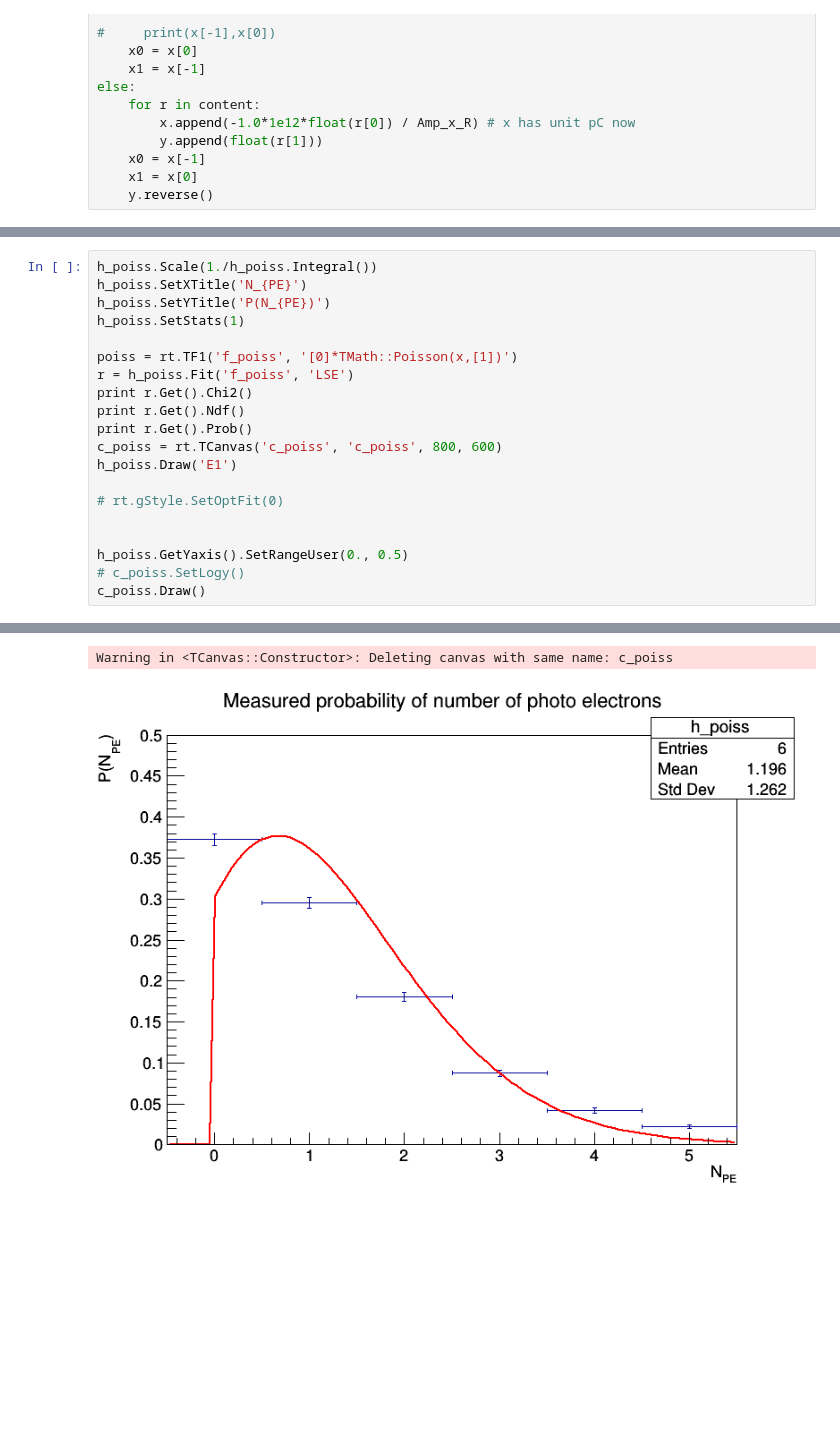
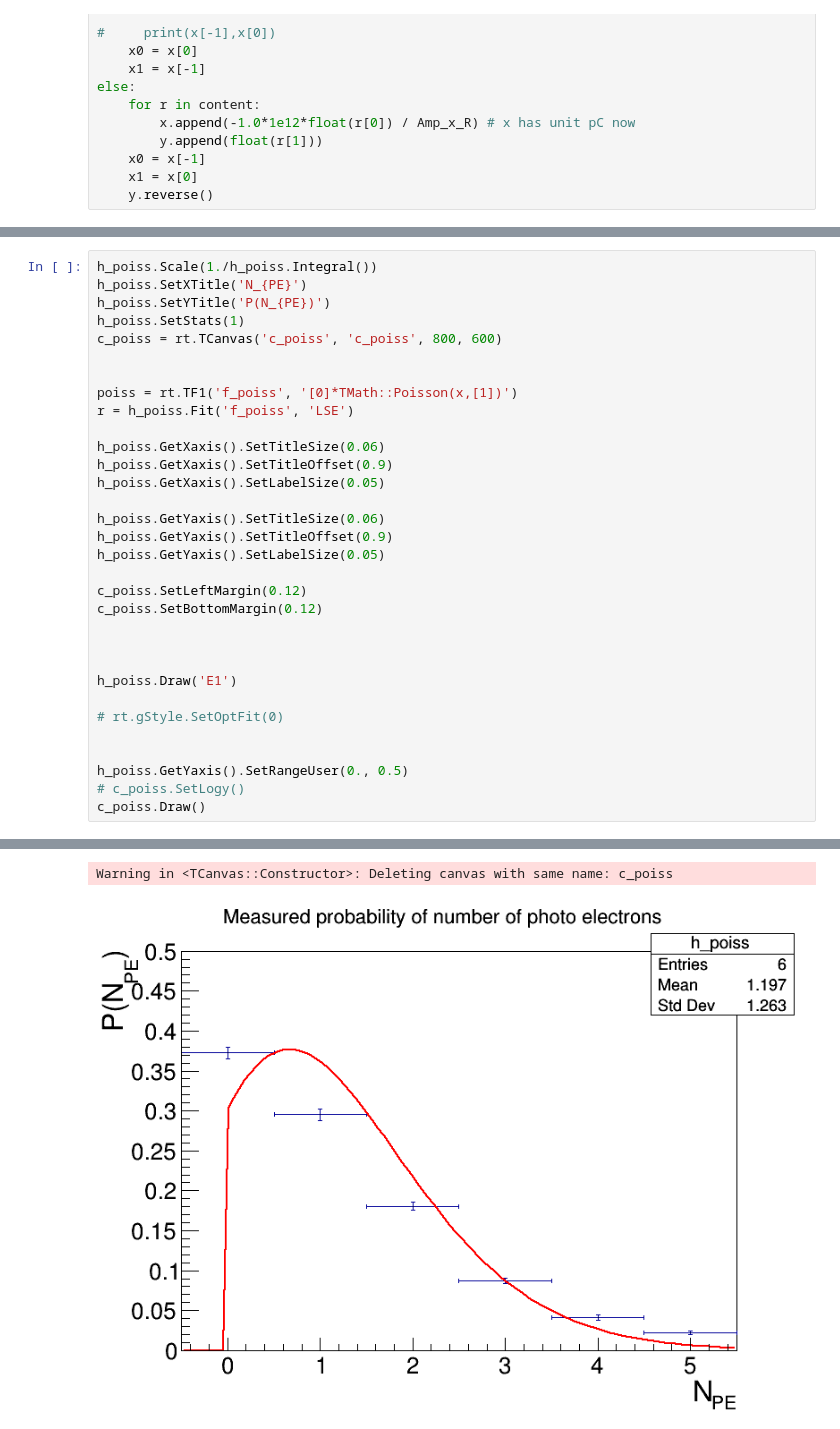
Before and after one commit to CMS-MTD/CPTLabMeasurement, a Jupyter notebook: ScopeHistoReader_SinglePE_response.ipynb, the cells around one changed output, grey strips where cells are left out. Saved outputs shown, nothing was run; the diff lists cells and outputs as text; blank space fills up the shorter version.

```diff
--- a/ScopeHistoReader_SinglePE_response.ipynb
+++ b/ScopeHistoReader_SinglePE_response.ipynb
@@ -205,13 +226,25 @@ h_poiss.Scale(1./h_poiss.Integral())
 h_poiss.SetXTitle('N_{PE}')
 h_poiss.SetYTitle('P(N_{PE})')
 h_poiss.SetStats(1)
+c_poiss = rt.TCanvas('c_poiss', 'c_poiss', 800, 600)
+
 
 poiss = rt.TF1('f_poiss', '[0]*TMath::Poisson(x,[1])')
 r = h_poiss.Fit('f_poiss', 'LSE')
-print r.Get().Chi2()
-print r.Get().Ndf()
-print r.Get().Prob()
-c_poiss = rt.TCanvas('c_poiss', 'c_poiss', 800, 600)
+
+h_poiss.GetXaxis().SetTitleSize(0.06)
+h_poiss.GetXaxis().SetTitleOffset(0.9)
+h_poiss.GetXaxis().SetLabelSize(0.05)
+
+h_poiss.GetYaxis().SetTitleSize(0.06)
+h_poiss.GetYaxis().SetTitleOffset(0.9)
+h_poiss.GetYaxis().SetLabelSize(0.05)
+
+c_poiss.SetLeftMargin(0.12)
+c_poiss.SetBottomMargin(0.12)
+
+
+
 h_poiss.Draw('E1')
 
 # rt.gStyle.SetOptFit(0)
@@ -233,3 +263,3 @@ c_poiss.Draw()
                                ERR DEF= 0.5
 Warning in <TCanvas::Constructor>: Deleting canvas with same name: c_poiss
-[figure, old version]
+[figure, new version]
```
Also changed, not shown: parts of 7 cells of this notebook, 1 other file.
